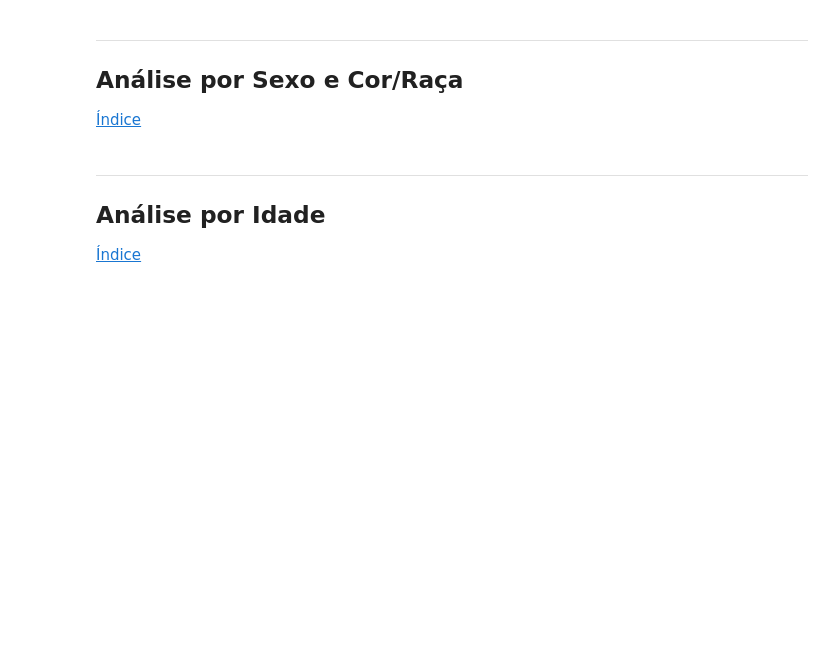
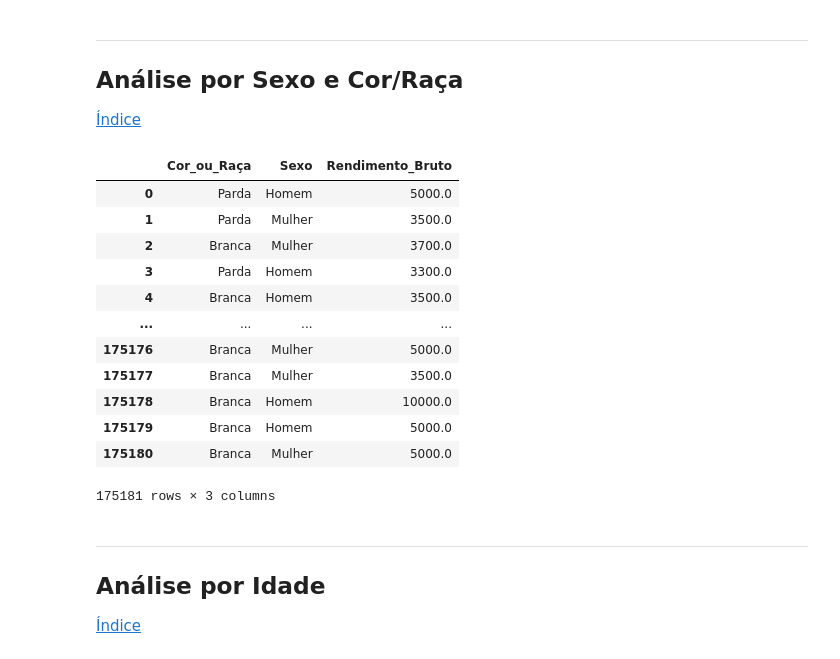
Before and after one commit to jlbrasileiro/Projeto-3---Ci-ncia-dos-Dados---2024.2, a Jupyter notebook: analise_exploratoria.ipynb, the cells around one changed output. Saved outputs shown, nothing was run; the diff lists cells and outputs as text; code cells hidden in the pictures; blank space fills up the shorter version.

```diff
--- a/analise_exploratoria.ipynb
+++ b/analise_exploratoria.ipynb
@@ -183,6 +183,24 @@ ___
 ## Análise por Sexo e Cor/Raça
 
 [Índice](#indice)
+# %%
+sexo_raca = dados[['Cor_ou_Raça', 'Sexo', 'Rendimento_Bruto']]
+# %%
+sexo_raca
+# %% [output]
+|  | Cor_ou_Raça | Sexo | Rendimento_Bruto |
+| 0 | Parda | Homem | 5000.0 |
+| 1 | Parda | Mulher | 3500.0 |
+| 2 | Branca | Mulher | 3700.0 |
+| 3 | Parda | Homem | 3300.0 |
+| 4 | Branca | Homem | 3500.0 |
+| ... | ... | ... | ... |
+| 175176 | Branca | Mulher | 5000.0 |
+| 175177 | Branca | Mulher | 3500.0 |
+| 175178 | Branca | Homem | 10000.0 |
+| 175179 | Branca | Homem | 5000.0 |
+| 175180 | Branca | Mulher | 5000.0 |
+175181 rows × 3 columns
 # %% [markdown]
 ___
 <div id="idade"></div>
```
Also changed, not shown: parts of 1 cell of this notebook.
